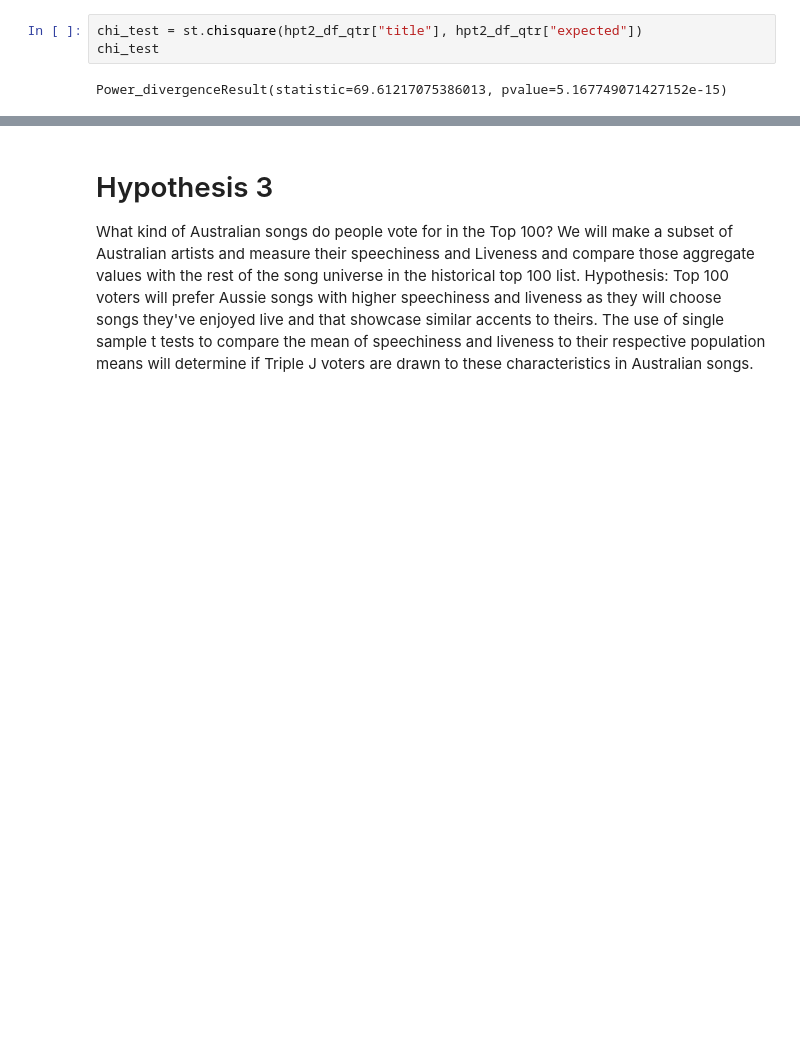
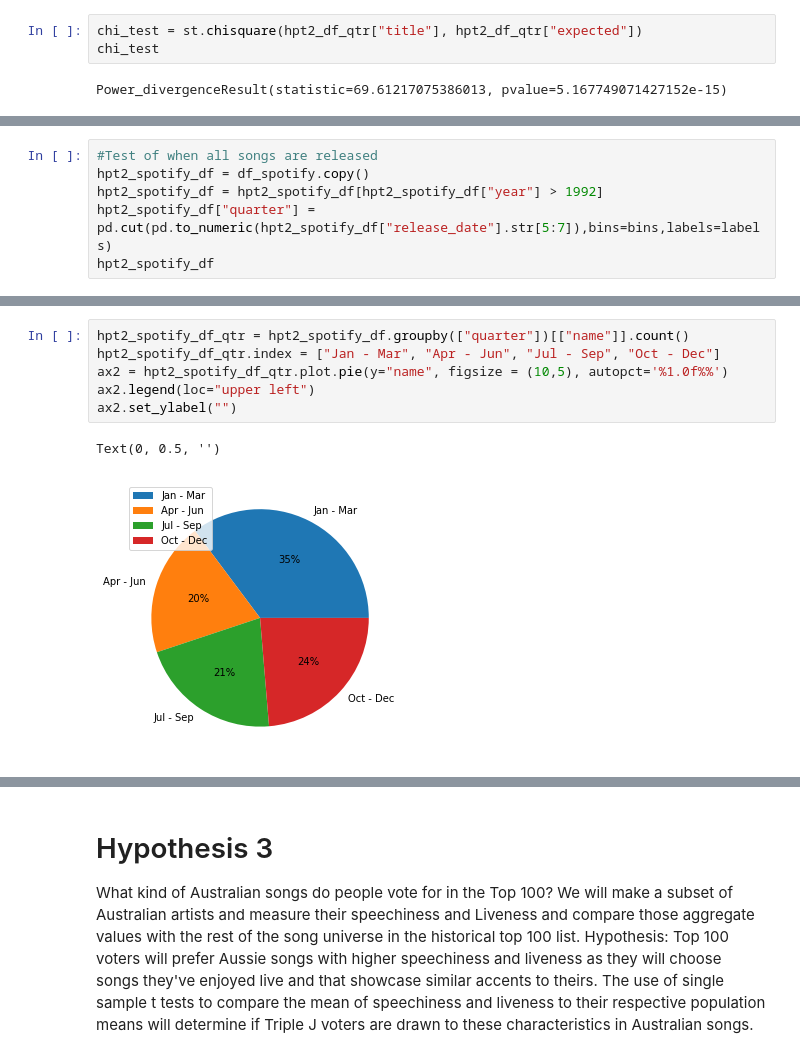
Before and after one commit to relaernu/project_1, a Jupyter notebook: Notebooks/some_analysed.ipynb, the cells around one changed output, grey strips where cells are left out. Saved outputs shown, nothing was run; the diff lists cells and outputs as text; blank space fills up the shorter version.

```diff
--- a/Notebooks/some_analysed.ipynb
+++ b/Notebooks/some_analysed.ipynb
@@ -350,0 +405,6 @@ Power_divergenceResult(statistic=69.61217075386013, pvalue=5.167749071427152e-15
+# %%
+#Test of when all songs are released
+hpt2_spotify_df = df_spotify.copy()
+hpt2_spotify_df = hpt2_spotify_df[hpt2_spotify_df["year"] > 1992]
+hpt2_spotify_df["quarter"] = pd.cut(pd.to_numeric(hpt2_spotify_df["release_date"].str[5:7]),bins=bins,labels=labels)
+hpt2_spotify_df
@@ -350,0 +425,9 @@ Power_divergenceResult(statistic=69.61217075386013, pvalue=5.167749071427152e-15
+# %%
+hpt2_spotify_df_qtr = hpt2_spotify_df.groupby(["quarter"])[["name"]].count()
+hpt2_spotify_df_qtr.index = ["Jan - Mar", "Apr - Jun", "Jul - Sep", "Oct - Dec"]
+ax2 = hpt2_spotify_df_qtr.plot.pie(y="name", figsize = (10,5), autopct='%1.0f%%')
+ax2.legend(loc="upper left")
+ax2.set_ylabel("")
+# %% [output]
+Text(0, 0.5, '')
+[figure, added]
```
Also changed, not shown: parts of 9 cells of this notebook.
